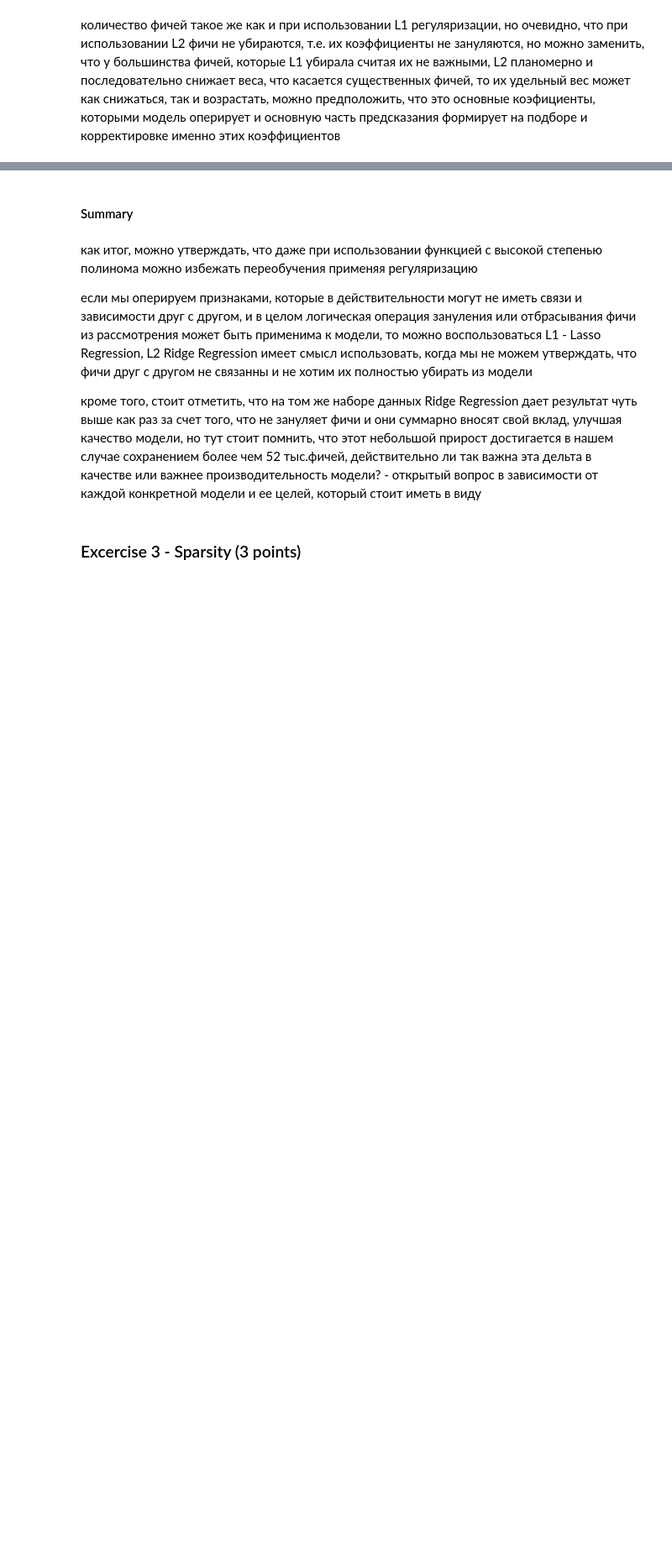
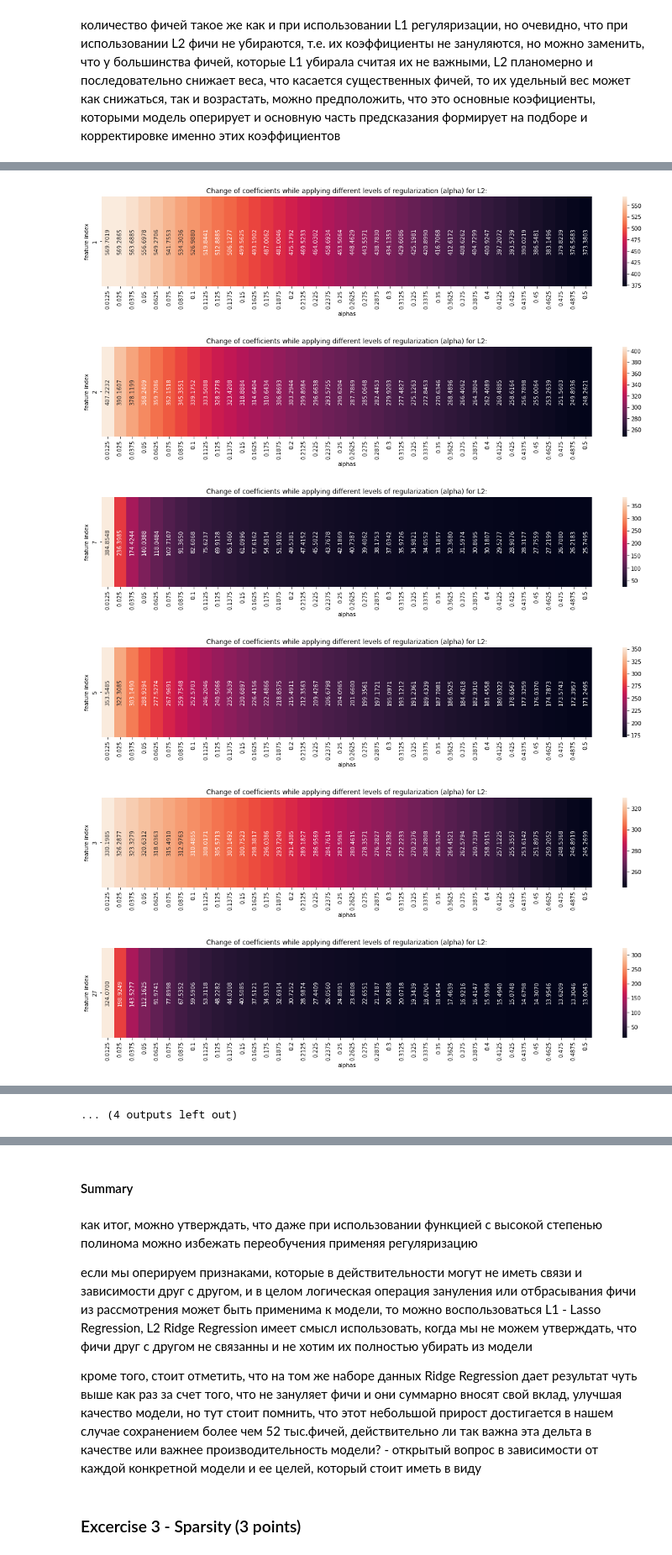
Before and after one commit to nik-ar/ml_intro_vi_1, a Jupyter notebook: 4_overfitting_regularization_nik_ar.ipynb, the cells around one changed output, grey strips where cells are left out. Shown at 84% size. Cells and saved outputs as stored; diff of their text form; code cells hidden in the pictures; blank space fills up the shorter version.

```diff
--- a/4_overfitting_regularization_nik_ar.ipynb
+++ b/4_overfitting_regularization_nik_ar.ipynb
@@ -800,2 +835,15 @@ l2_results_df.shape
 # %% [markdown]
 количество фичей такое же как и при использовании L1 регуляризации, но очевидно, что при использовании L2 фичи не убираются, т.е. их коэффициенты не зануляются, но можно заменить, что у большинства фичей, которые L1 убирала считая их не важными, L2 планомерно и последовательно снижает веса, что касается существенных фичей, то их удельный вес может как снижаться, так и возрастать, можно предположить, что это основные коэфициенты, которыми модель оперирует и основную часть предсказания формирует на подборе и корректировке именно этих коэффициентов
+# %%
+non_null_l2_df = l2_results_df.abs().sort_values(by=0.0125, ascending=False).head(15)
+non_null_l2_df.columns = [round(a, 4) for a in ALPHAS[1:]]
+display(non_null_l2_df)
+
+for i in range(non_null_l2_df.shape[0]):
+    plt.figure(figsize=(20,3))
+    sns.heatmap(pd.DataFrame(non_null_l2_df.iloc[i]).T, annot=True, annot_kws={'rotation': 90}, fmt='.4f')
+    plt.title('Change of coefficients while applying different levels of regularization (alpha) for L2:')
+    plt.xlabel('alphas')
+    plt.ylabel('feature index')
+    plt.show()
+# %% [output]
@@ -801,0 +866,6 @@ l2_results_df.shape
+[figure, added]
+[figure, added]
+[figure, added]
+[figure, added]
+[figure, added]
+[figure, added]
@@ -801,0 +877 @@ l2_results_df.shape
+... (4 outputs left out)
```
Also changed, not shown: parts of 64 cells of this notebook.
